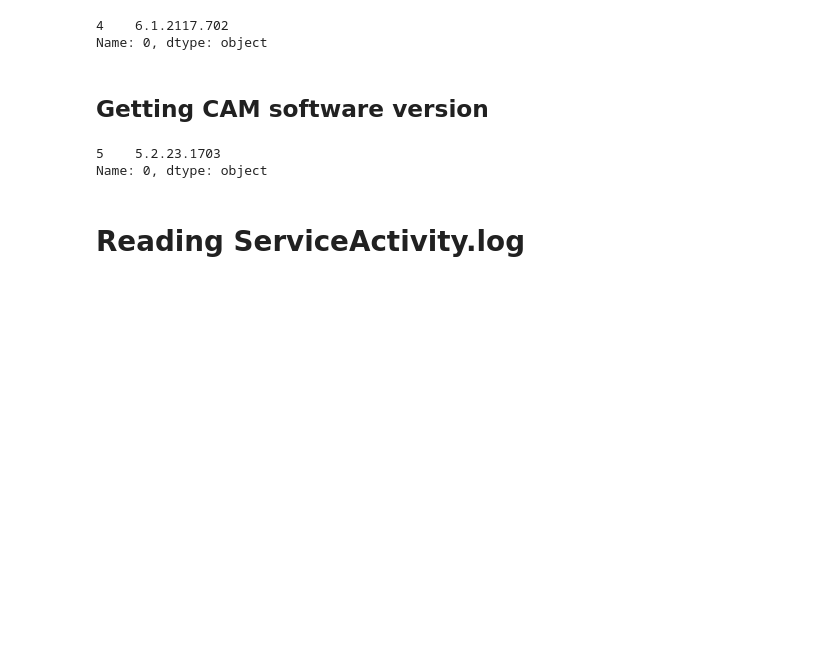
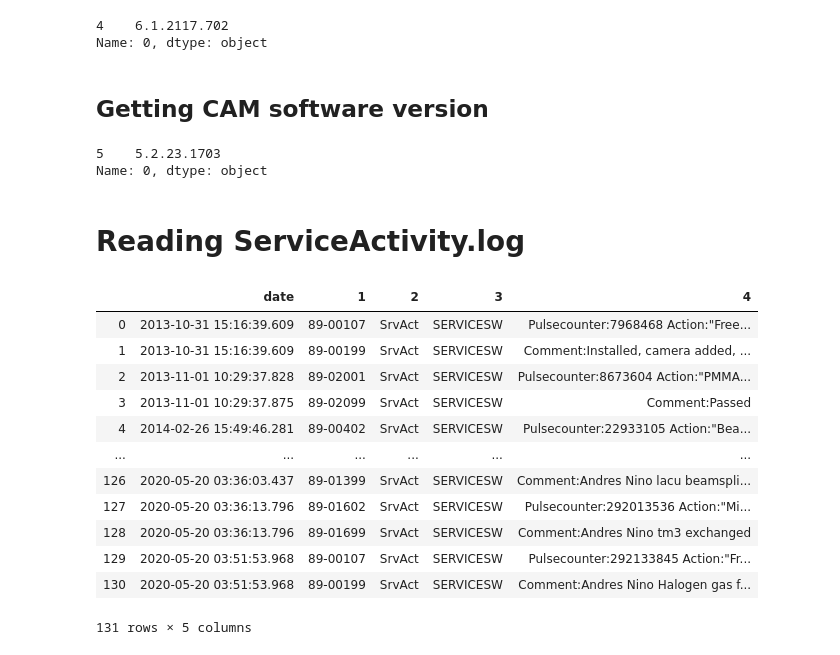
Before and after one commit to andresnino1/schwind_logfile_reader, a Jupyter notebook: logfile_notebook.ipynb, the cells around one changed output. Saved outputs shown, nothing was run; the diff lists cells and outputs as text; code cells hidden in the pictures; blank space fills up the shorter version.

```diff
--- a/logfile_notebook.ipynb
+++ b/logfile_notebook.ipynb
@@ -409,4 +351,4 @@ Name: 0, dtype: object
 # %%
 serviceactivitylog_to_open = "ServiceActivity.log"
 # %%
-df4 = pd.read_csv(serviceactivitylog_to_open, delimiter="|", header=None)
+df4 = pd.read_csv(serviceactivitylog_to_open, delimiter="|", names = ["date",1,2,3,4], header=None)
@@ -415,7 +355,2 @@ new_2 = df4[0].str.split("__", n = 1, expand = True)
-# %%
-#adding those two new columns in dataframe and strip blank spaces
-df4["date"]=new_2[0].str.strip()
-df4["hour"]=new_2[1].str.strip()
-# %%
-#converting date colum in DATETIME data type
-df4["date"]=pd.to_datetime(df4.date)
+# %%
+df4["date"]=pd.to_datetime(df4["date"], format= "%Y-%m-%d__%H-%M-%S.%f ")
@@ -421,0 +359,16 @@ df4["date"]=pd.to_datetime(df4.date)
+# %%
+df4
+# %% [output]
+|  | date | 1 | 2 | 3 | 4 |
+| 0 | 2013-10-31 15:16:39.609 | 89-00107 | SrvAct | SERVICESW | Pulsecounter:7968468 Action:"Free... |
+| 1 | 2013-10-31 15:16:39.609 | 89-00199 | SrvAct | SERVICESW | Comment:Installed, camera added, ... |
+| 2 | 2013-11-01 10:29:37.828 | 89-02001 | SrvAct | SERVICESW | Pulsecounter:8673604 Action:"PMMA... |
+| 3 | 2013-11-01 10:29:37.875 | 89-02099 | SrvAct | SERVICESW | Comment:Passed |
+| 4 | 2014-02-26 15:49:46.281 | 89-00402 | SrvAct | SERVICESW | Pulsecounter:22933105 Action:"Bea... |
+| ... | ... | ... | ... | ... | ... |
+| 126 | 2020-05-20 03:36:03.437 | 89-01399 | SrvAct | SERVICESW | Comment:Andres Nino lacu beamspli... |
+| 127 | 2020-05-20 03:36:13.796 | 89-01602 | SrvAct | SERVICESW | Pulsecounter:292013536 Action:"Mi... |
+| 128 | 2020-05-20 03:36:13.796 | 89-01699 | SrvAct | SERVICESW | Comment:Andres Nino tm3 exchanged |
+| 129 | 2020-05-20 03:51:53.968 | 89-00107 | SrvAct | SERVICESW | Pulsecounter:292133845 Action:"Fr... |
+| 130 | 2020-05-20 03:51:53.968 | 89-00199 | SrvAct | SERVICESW | Comment:Andres Nino Halogen gas f... |
+131 rows × 5 columns
```
Also changed, not shown: parts of 25 cells of this notebook.
